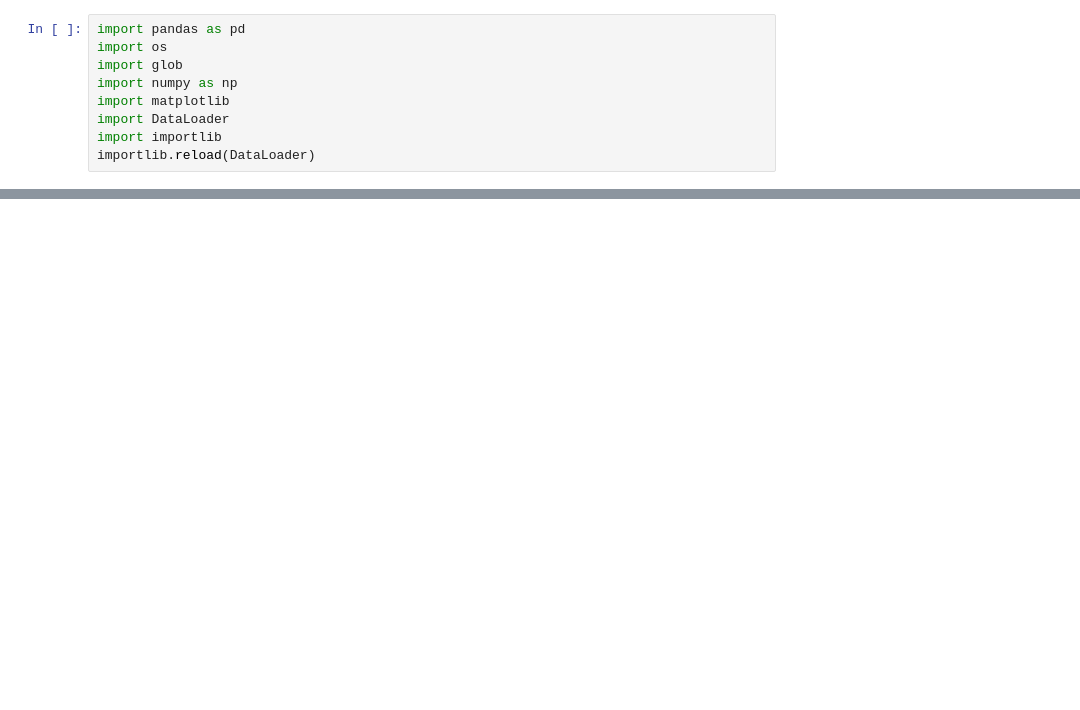
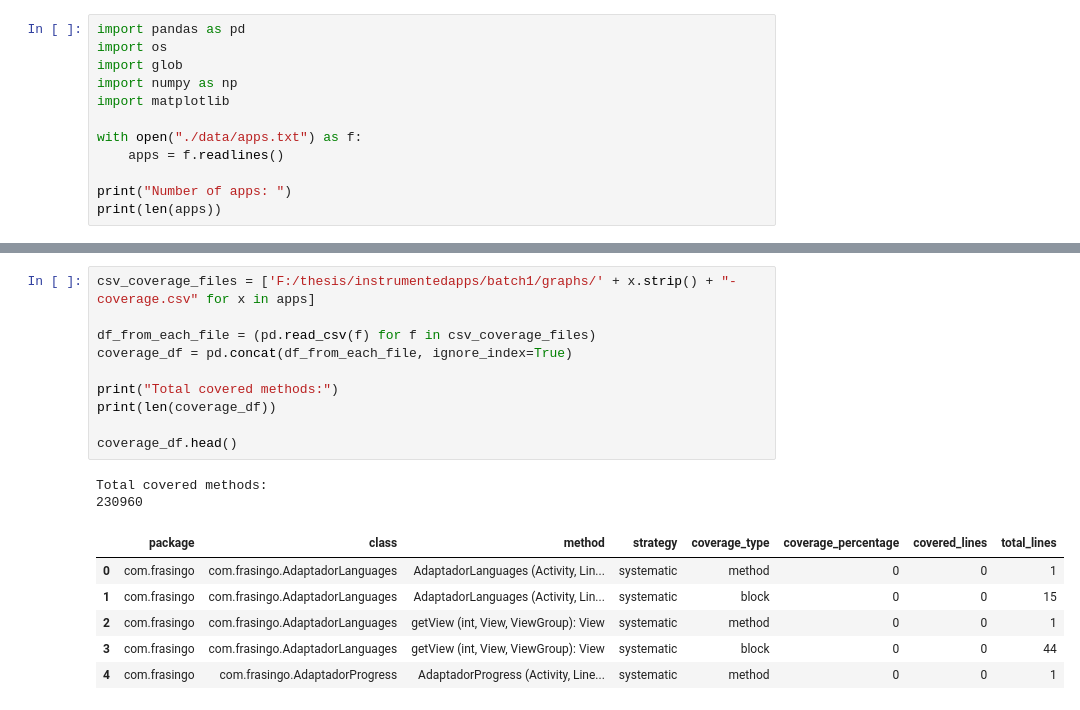
Before and after one commit to sangamk/IncubatorDataAnalyser, a Jupyter notebook: notebooks/TestExample.ipynb, the cells around one changed output, grey strips where cells are left out. Cells and saved outputs as stored; diff of their text form; blank space fills up the shorter version.

```diff
--- a/notebooks/TestExample.ipynb
+++ b/notebooks/TestExample.ipynb
@@ -4,8 +4,11 @@ import os
 import glob
 import numpy as np
 import matplotlib
-import DataLoader
-import importlib
-importlib.reload(DataLoader)
+
+with open("./data/apps.txt") as f:
+    apps = f.readlines()
+
+print("Number of apps: ")
+print(len(apps))
 # %% [output]
 Number of apps:
@@ -94,0 +55,19 @@ AttributeError: 'NoneType' object has no attribute 'coverage_type'
+# %%
+csv_coverage_files = ['F:/thesis/instrumentedapps/batch1/graphs/' + x.strip() + "-coverage.csv" for x in apps]
+
+df_from_each_file = (pd.read_csv(f) for f in csv_coverage_files)
+coverage_df = pd.concat(df_from_each_file, ignore_index=True)
+
+print("Total covered methods:")
+print(len(coverage_df))
+
+coverage_df.head()
+# %% [output]
+Total covered methods:
+230960
+|  | package | class | method | strategy | coverage_type | coverage_percentage | covered_lines | total_lines |
+| 0 | com.frasingo | com.frasingo.AdaptadorLanguages | AdaptadorLanguages (Activity, Lin... | systematic | method | 0 | 0 | 1 |
+| 1 | com.frasingo | com.frasingo.AdaptadorLanguages | AdaptadorLanguages (Activity, Lin... | systematic | block | 0 | 0 | 15 |
+| 2 | com.frasingo | com.frasingo.AdaptadorLanguages | getView (int, View, ViewGroup): View | systematic | method | 0 | 0 | 1 |
+| 3 | com.frasingo | com.frasingo.AdaptadorLanguages | getView (int, View, ViewGroup): View | systematic | block | 0 | 0 | 44 |
+| 4 | com.frasingo | com.frasingo.AdaptadorProgress | AdaptadorProgress (Activity, Line... | systematic | method | 0 | 0 | 1 |
```
Also changed, not shown: parts of 9 cells of this notebook, 6 other files.
